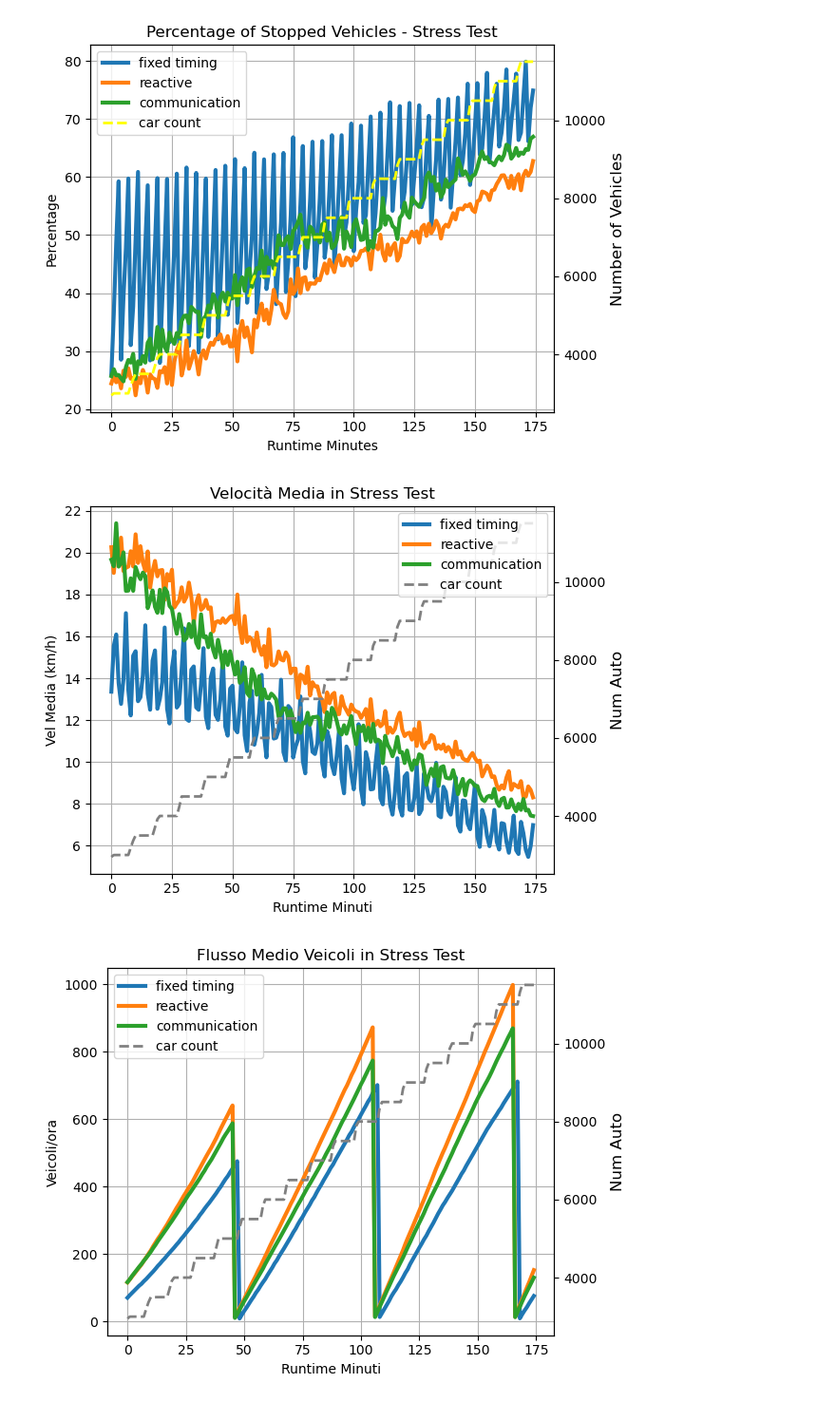
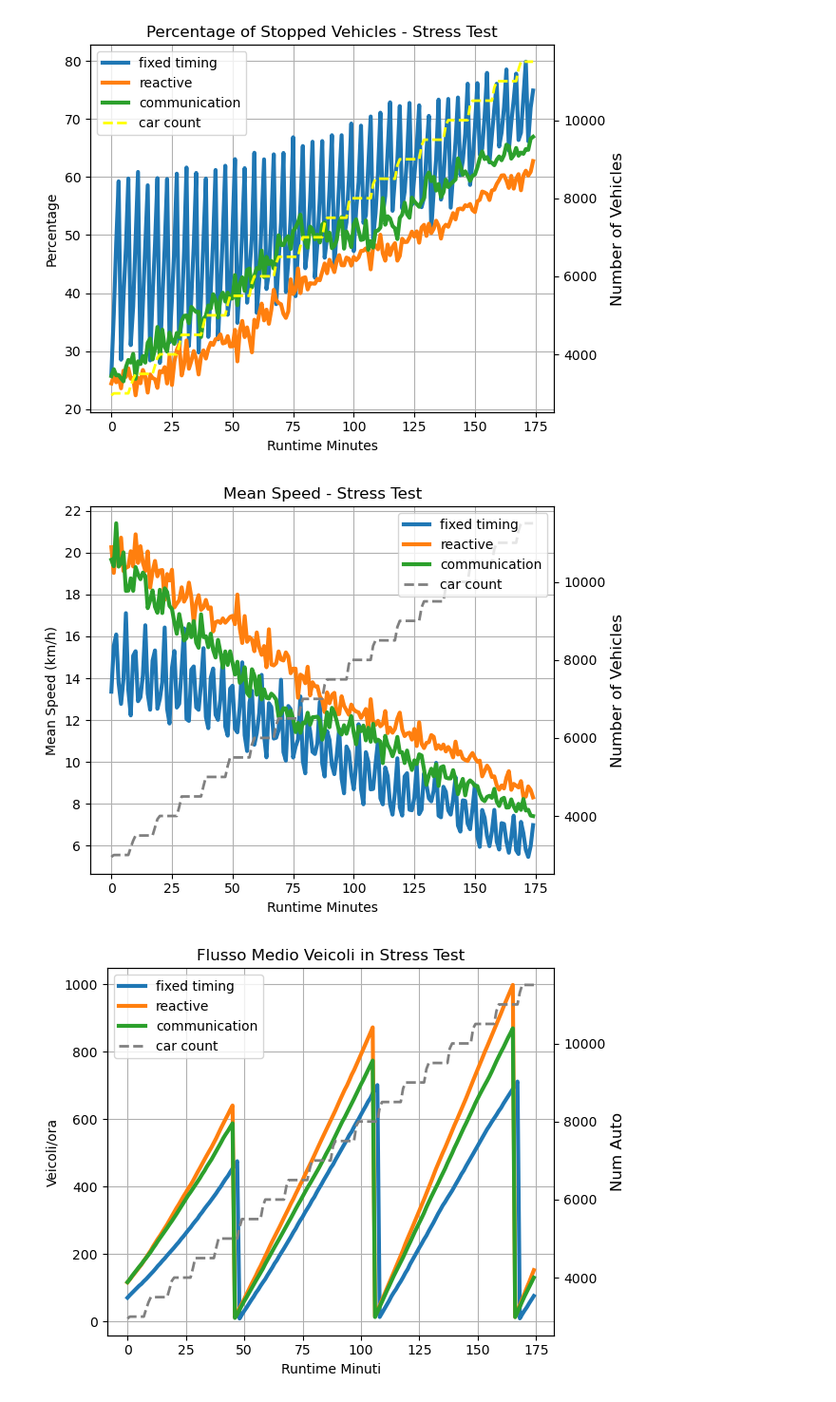
Before and after one commit to marcobianchi463/AB-lights, a Jupyter notebook: Traffic_Analysis.ipynb, the cells around one changed output. Shown at 95% size. Saved outputs shown, nothing was run; the diff lists cells and outputs as text; code cells hidden in the pictures.

```diff
--- a/Traffic_Analysis.ipynb
+++ b/Traffic_Analysis.ipynb
@@ -516,36 +516,36 @@ plt.show()
 nome_vel_stress = "velocity_stress.png"
 path_vel_stress = os.path.join(plot_folder, nome_vel_stress)
 fig, ax1 = plt.subplots()
 
 ax1.plot(stupid_stress['vel_media'].values, linestyle='-', linewidth=3, label='fixed timing')
 ax1.plot(intelligent_stress['vel_media'].values, linestyle='-', linewidth=3, label='reactive')
 ax1.plot(godly_stress['vel_media'].values, linestyle='-', linewidth=3, label='communication')
 
 ax1.set_ylabel('Mean Speed (km/h)')
 ax1.set_xlabel('Runtime Minutes')
-ax1.set_title('Velocità Media in Stress Test')
+ax1.set_title('Mean Speed - Stress Test')
 ax1.grid(True)
 
 # Legenda per delta_medio
 #ax1.legend(loc='upper left')
 
 # Secondo asse Y per car count
 ax2 = ax1.twinx()
 
 # Assumiamo che car count sia in una colonna chiamata 'car_count'
 ax2.plot(stupid_stress['length(car)'].values, linestyle='--', linewidth=2, color='gray', label='car count')
-ax2.set_ylabel('Num Auto', fontsize=12)
+ax2.set_ylabel('Number of Vehicles', fontsize=12)
 
 # Legenda combinata (solo se vuoi unificare)
 lines1, labels1 = ax1.get_legend_handles_labels()
 lines2, labels2 = ax2.get_legend_handles_labels()
 ax2.legend(lines1 + lines2, labels1 + labels2, loc='upper right')
 
 plt.tight_layout()
 plt.savefig(path_vel_stress, dpi=300, bbox_inches='tight')
 plt.show()
 # %% [output]
-[figure, old version]
+[figure, new version]
 # %%
 # Percentuale Veicoli fermi
 nome_flusso_stress = "flusso_stress.png"
```
